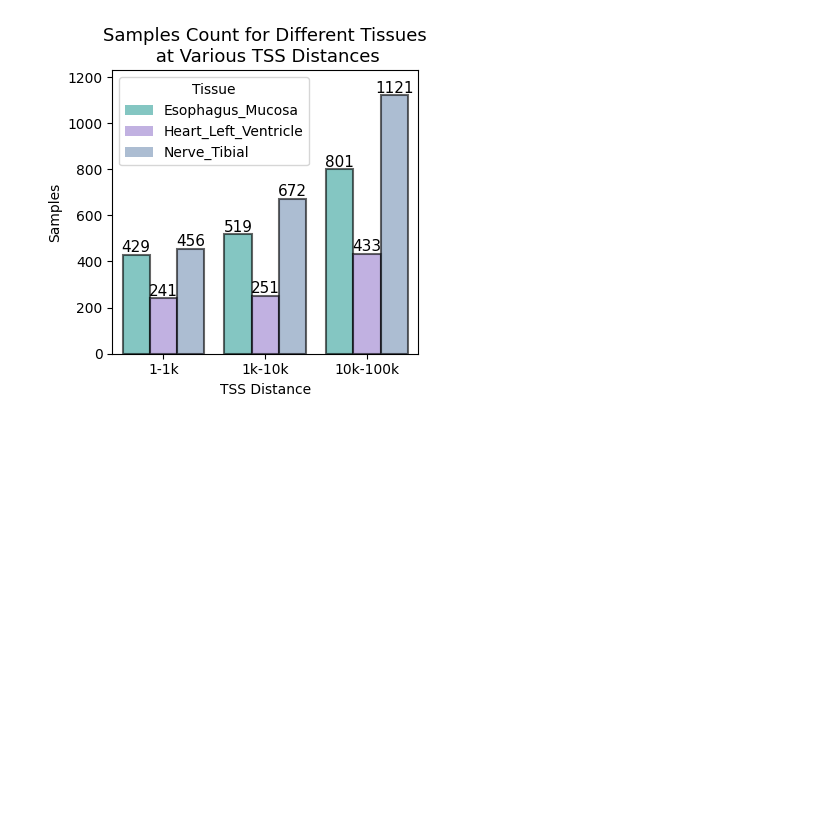
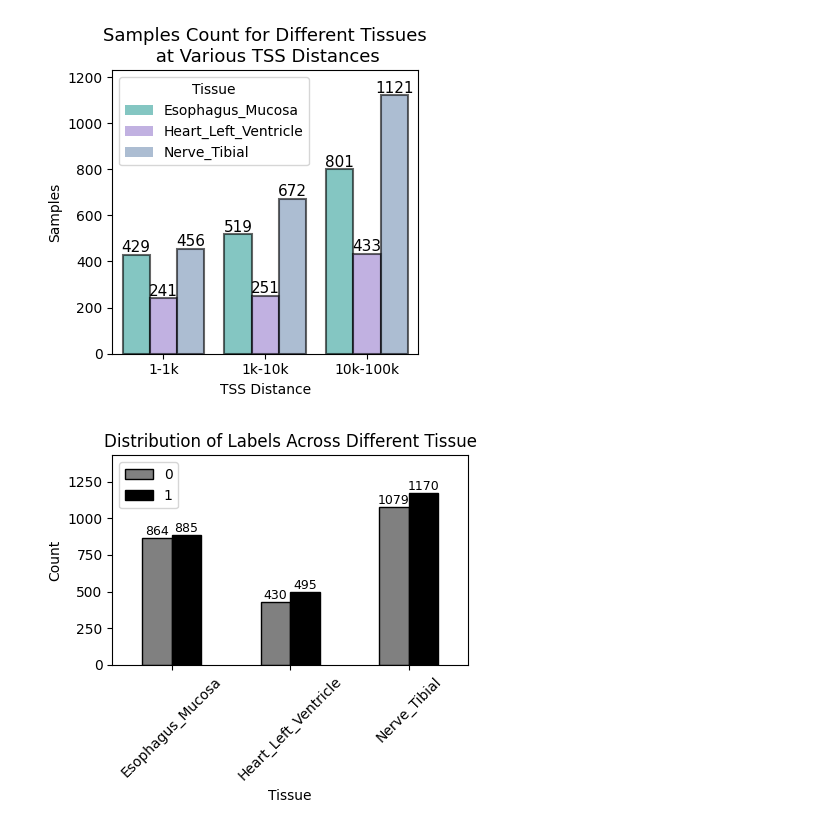
Before and after one commit to Liuzhe30/DNAMutBenchMark, a Jupyter notebook: experiments/dataset_analysis.ipynb, the cells around one changed output. Drawn from its saved outputs; the diff is of its cells as text; code cells hidden in the pictures; blank space fills up the shorter version.

Commit message:
update case visualization

```diff
--- a/experiments/dataset_analysis.ipynb
+++ b/experiments/dataset_analysis.ipynb
@@ -197,3 +197,40 @@ plt.show()
 # %% [output]
 <Figure size 1000x600 with 0 Axes>
 [figure]
+# %%
+import pandas as pd
+import matplotlib.pyplot as plt
+import seaborn as sns
+df_updated = pd.read_csv('../datasets/eqtl_sign_merged.csv')
+
+custom_colors = ['#808080', '#000000']
+
+# Group by tissue and label
+grouped_updated = df_updated.groupby(["tissue", "label"]).size().unstack(fill_value=0)
+
+ax_updated = grouped_updated.plot(
+    kind="bar",
+    figsize=(4.5, 4),
+    color=custom_colors,
+    edgecolor="black"
+)
+
+# Adding values on top of the bars
+for container in ax_updated.containers:
+    ax_updated.bar_label(container, fmt='%d', label_type='edge', fontsize=9)
+
+# Customize the title, labels, and legend
+plt.title("Distribution of Labels Across Different Tissue")
+plt.xlabel("Tissue")
+plt.ylabel("Count")
+plt.xticks(rotation=45)
+plt.legend(title="Label", loc="upper right")
+plt.xlim(-0.5, 2.5)
+plt.ylim(0, 1430)
+plt.legend(loc='upper left')
+plt.tight_layout()
+plt.savefig('images/eqtl-count2.png',dpi=300, bbox_inches = 'tight')
+# Show the enhanced plot
+plt.show()
+# %% [output]
+[figure, added]
```
Also changed, not shown: 3 other files.
